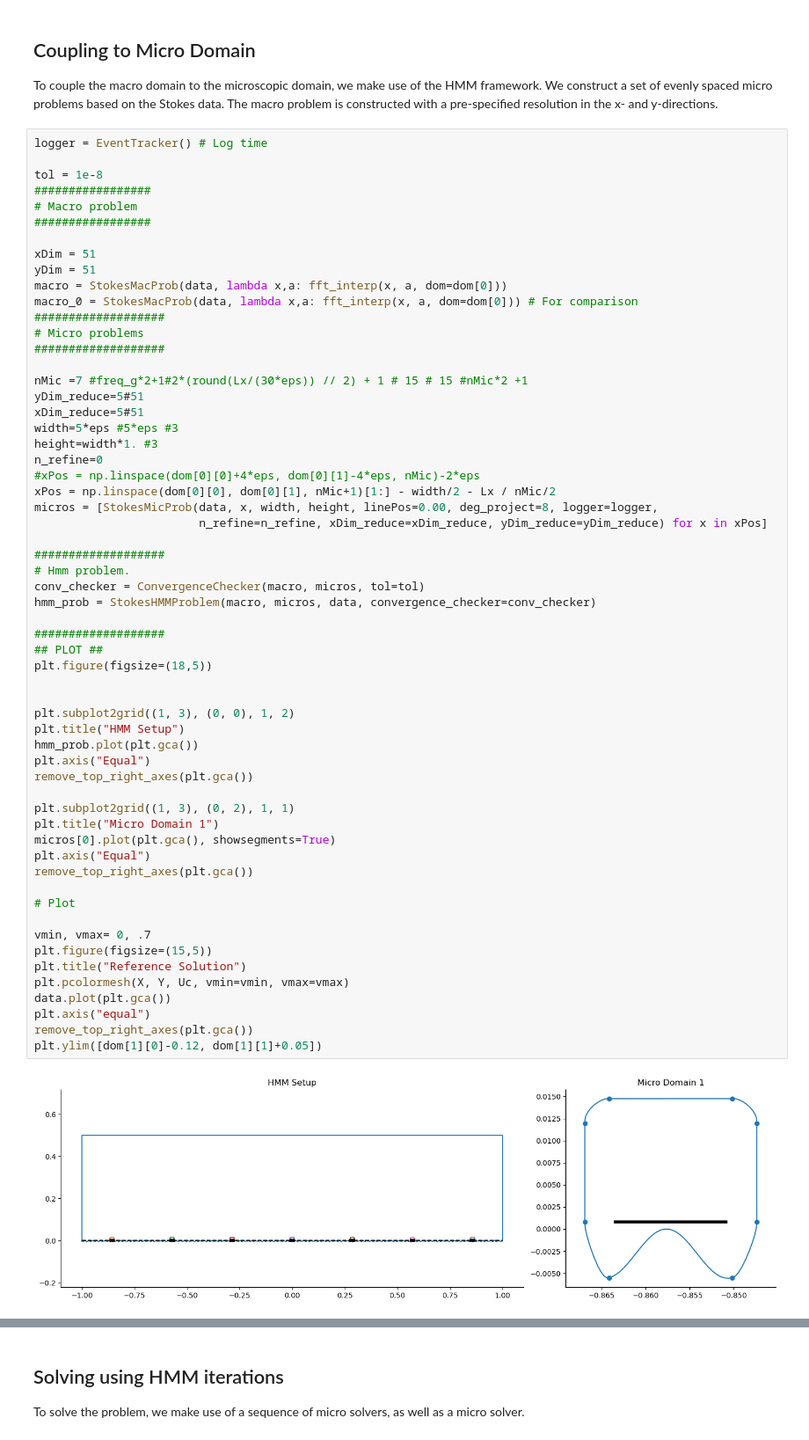
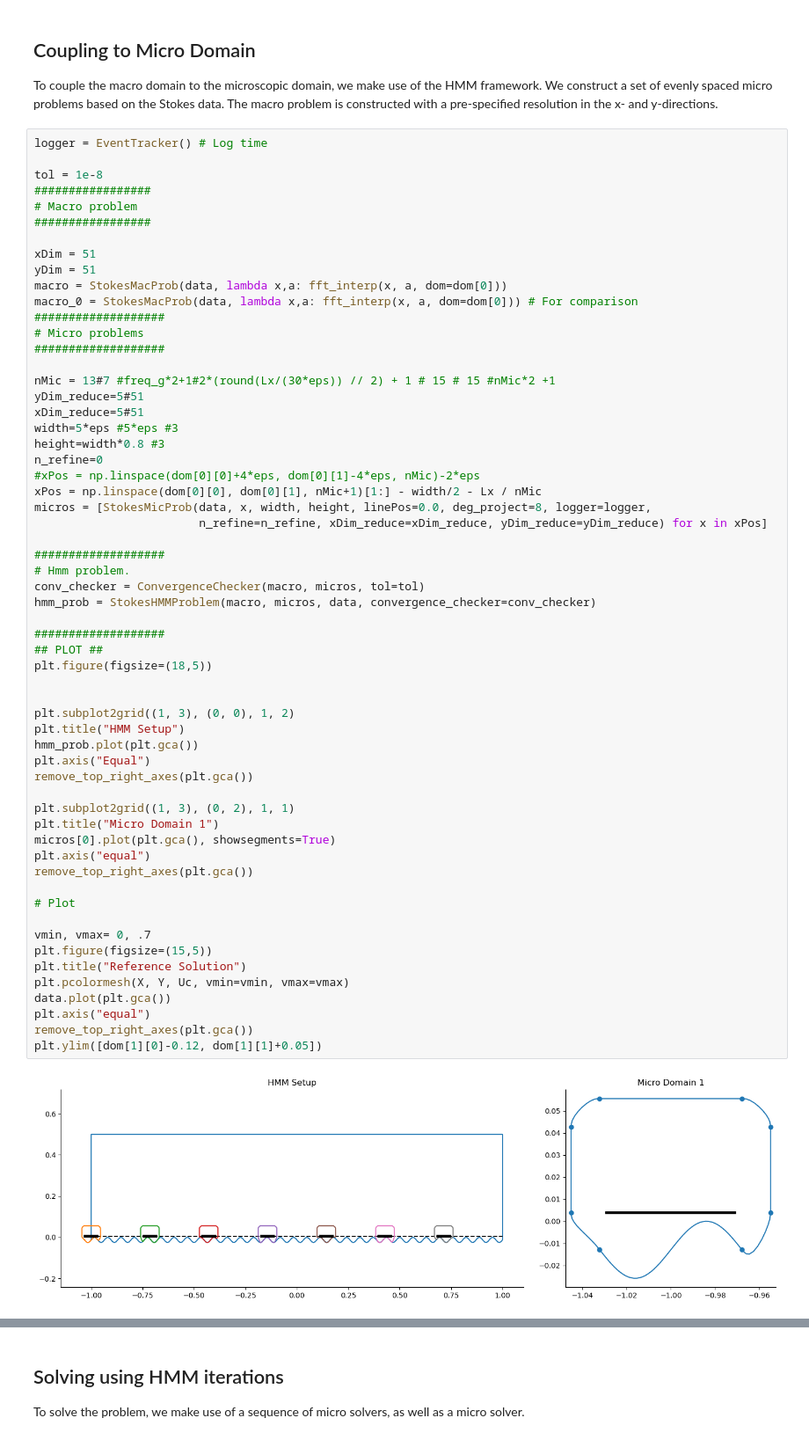
Before and after one commit to emastr/deep-micro-slip-model, a Jupyter notebook: notebooks/part30_paper_runs/epsilon_scaling/part30_HMM_ml_channel_flow.ipynb, the cells around one changed output, grey strips where cells are left out. Shown at 88% size. Saved outputs shown, nothing was run; the diff lists cells and outputs as text.

```diff
--- a/notebooks/part30_paper_runs/epsilon_scaling/part30_HMM_ml_channel_flow.ipynb
+++ b/notebooks/part30_paper_runs/epsilon_scaling/part30_HMM_ml_channel_flow.ipynb
@@ -122,15 +122,15 @@ macro_0 = StokesMacProb(data, lambda x,a: fft_interp(x, a, dom=dom[0])) # For co
 # Micro problems
 ###################
 
-nMic =7 #freq_g*2+1#2*(round(Lx/(30*eps)) // 2) + 1 # 15 # 15 #nMic*2 +1
+nMic = 13#7 #freq_g*2+1#2*(round(Lx/(30*eps)) // 2) + 1 # 15 # 15 #nMic*2 +1
 yDim_reduce=5#51
 xDim_reduce=5#51
 width=5*eps #5*eps #3
-height=width*1. #3
+height=width*0.8 #3
 n_refine=0
 #xPos = np.linspace(dom[0][0]+4*eps, dom[0][1]-4*eps, nMic)-2*eps
-xPos = np.linspace(dom[0][0], dom[0][1], nMic+1)[1:] - width/2 - Lx / nMic/2
-micros = [StokesMicProb(data, x, width, height, linePos=0.00, deg_project=8, logger=logger,
+xPos = np.linspace(dom[0][0], dom[0][1], nMic+1)[1:] - width/2 - Lx / nMic
+micros = [StokesMicProb(data, x, width, height, linePos=0.0, deg_project=8, logger=logger,
                         n_refine=n_refine, xDim_reduce=xDim_reduce, yDim_reduce=yDim_reduce) for x in xPos]
 
 ###################
@@ -138,32 +138,32 @@ micros = [StokesMicProb(data, x, width, height, linePos=0.00, deg_project=8, log
 conv_checker = ConvergenceChecker(macro, micros, tol=tol)
 hmm_prob = StokesHMMProblem(macro, micros, data, convergence_checker=conv_checker)
 
 ###################
 ## PLOT ##
 plt.figure(figsize=(18,5))
 
 
 plt.subplot2grid((1, 3), (0, 0), 1, 2)
 plt.title("HMM Setup")
 hmm_prob.plot(plt.gca())
 plt.axis("Equal")
 remove_top_right_axes(plt.gca())
 
 plt.subplot2grid((1, 3), (0, 2), 1, 1)
 plt.title("Micro Domain 1")
 micros[0].plot(plt.gca(), showsegments=True)
-plt.axis("Equal")
+plt.axis("equal")
 remove_top_right_axes(plt.gca())
 
 # Plot
 
 vmin, vmax= 0, .7
 plt.figure(figsize=(15,5))
 plt.title("Reference Solution")
 plt.pcolormesh(X, Y, Uc, vmin=vmin, vmax=vmax)
 data.plot(plt.gca())
 plt.axis("equal")
 remove_top_right_axes(plt.gca())
 plt.ylim([dom[1][0]-0.12, dom[1][1]+0.05])
 # %% [output]
-[figure, old version]
+[figure, new version]
```
Also changed, not shown: parts of 12 cells of this notebook, 7 other files.
